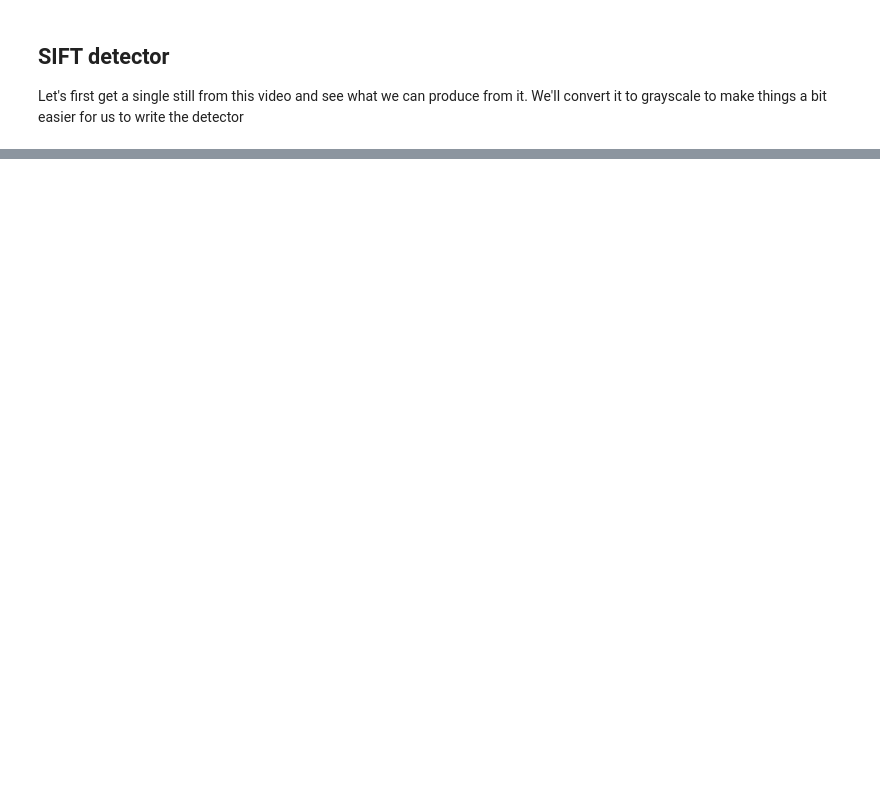
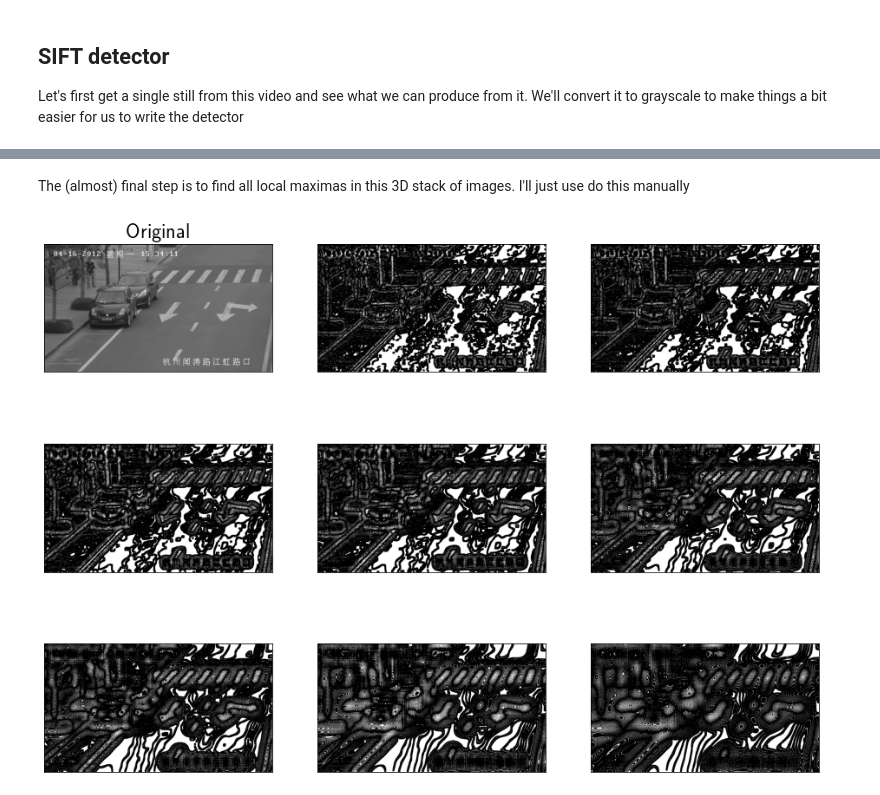
Before and after one commit to andydevs/andys-notebook, a Jupyter notebook: recreating-sift-detector.ipynb, the cells around one changed output, grey strips where cells are left out. Saved outputs shown, nothing was run; the diff lists cells and outputs as text; code cells hidden in the pictures; blank space fills up the shorter version.

```diff
--- a/recreating-sift-detector.ipynb
+++ b/recreating-sift-detector.ipynb
@@ -36,0 +95,13 @@ The first thing we need to do is create a stack of gaussians with different sigm
+# %% [markdown]
+The (almost) final step is to find all local maximas in this 3D stack of images. I'll just use do this manually
+# %%
+max_filt = ndi.maximum_filter(dogs, size=10, mode='constant') == dogs
+
+
+fig, axs = plt.subplots(x,y)
+axs.flat[0].imshow(frame)
+axs.flat[0].set_title('Original')
+for i in range(x * y - 1):
+    axs.flat[i+1].imshow(max_filt[m * i,:,:])
+# %% [output]
+[figure, added]
```
Also changed, not shown: parts of 8 cells of this notebook.
